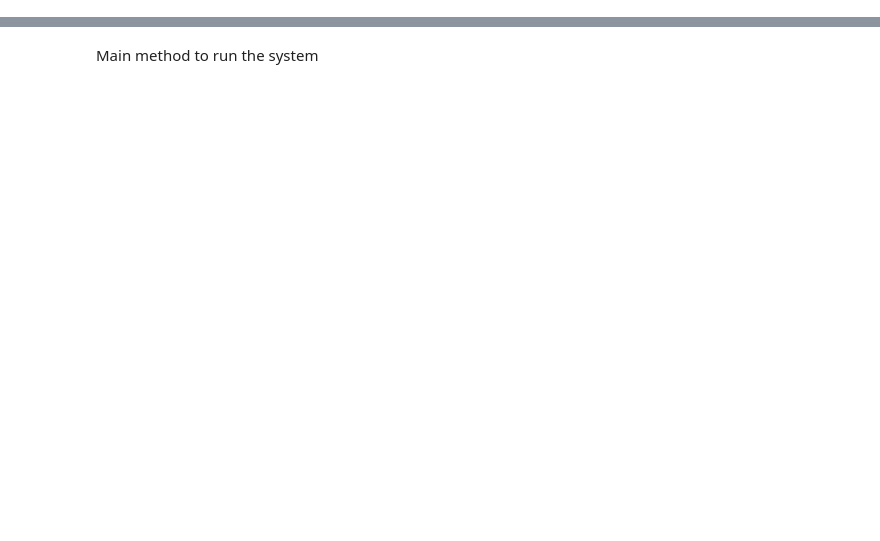
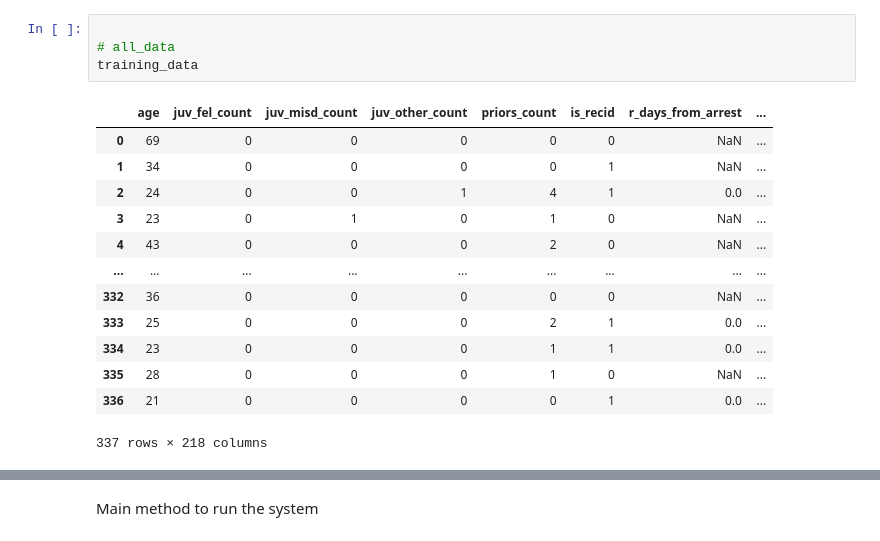
Before and after one commit to clairecoffey/project, a Jupyter notebook: claire_project.ipynb, the cells around one changed output, grey strips where cells are left out. Cells and saved outputs as stored; diff of their text form; blank space fills up the shorter version.

```diff
--- a/claire_project.ipynb
+++ b/claire_project.ipynb
@@ -486,0 +138,18 @@ def plot_confusion_matrix(confusion_matrix, labels_list):
+# %%
+
+# all_data
+training_data
+# %% [output]
+|  | age | juv_fel_count | juv_misd_count | juv_other_count | priors_count | is_recid | r_days_from_arrest | ... |
+| 0 | 69 | 0 | 0 | 0 | 0 | 0 | NaN | ... |
+| 1 | 34 | 0 | 0 | 0 | 0 | 1 | NaN | ... |
+| 2 | 24 | 0 | 0 | 1 | 4 | 1 | 0.0 | ... |
+| 3 | 23 | 0 | 1 | 0 | 1 | 0 | NaN | ... |
+| 4 | 43 | 0 | 0 | 0 | 2 | 0 | NaN | ... |
+| ... | ... | ... | ... | ... | ... | ... | ... | ... |
+| 332 | 36 | 0 | 0 | 0 | 0 | 0 | NaN | ... |
+| 333 | 25 | 0 | 0 | 0 | 2 | 1 | 0.0 | ... |
+| 334 | 23 | 0 | 0 | 0 | 1 | 1 | 0.0 | ... |
+| 335 | 28 | 0 | 0 | 0 | 1 | 0 | NaN | ... |
+| 336 | 21 | 0 | 0 | 0 | 0 | 1 | 0.0 | ... |
+337 rows × 218 columns
```
Also changed, not shown: parts of 54 cells of this notebook.
